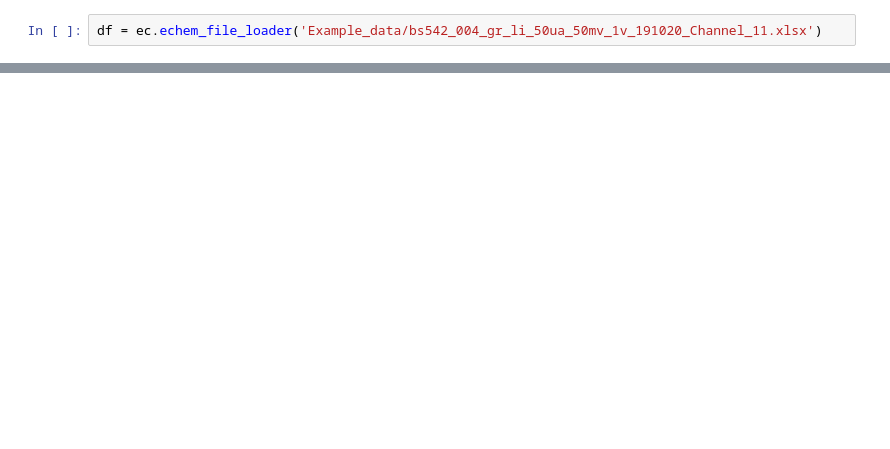
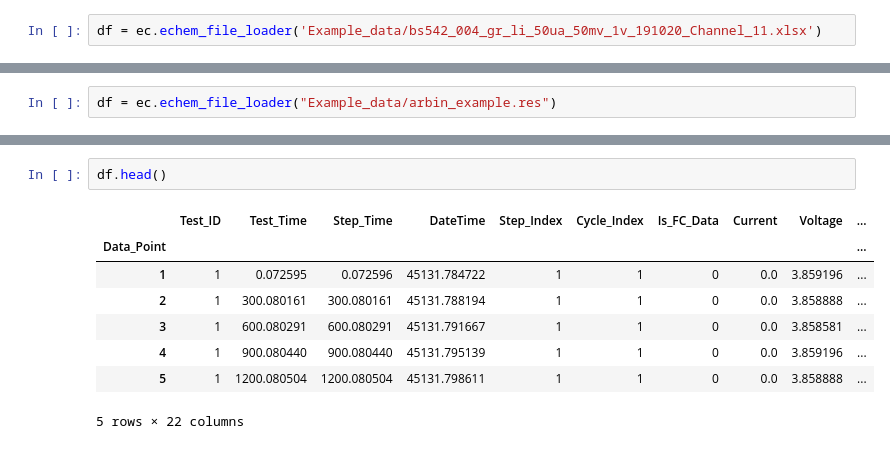
Before and after one commit to be-smith/navani, a Jupyter notebook: Simple example jupyter.ipynb, the cells around one changed output, grey strips where cells are left out. Drawn from its saved outputs; the diff is of its cells as text; blank space fills up the shorter version.

```diff
--- a/Simple example jupyter.ipynb
+++ b/Simple example jupyter.ipynb
@@ -31,0 +32,2 @@ Text(0, 0.5, 'dQ/dV / mAhV$^{-1}$')
+# %%
+df = ec.echem_file_loader("Example_data/arbin_example.res")
@@ -31,0 +51,11 @@ Text(0, 0.5, 'dQ/dV / mAhV$^{-1}$')
+# %%
+df.head()
+# %% [output]
+|  | Test_ID | Test_Time | Step_Time | DateTime | Step_Index | Cycle_Index | Is_FC_Data | Current | Voltage | ... |
+| Data_Point |  |  |  |  |  |  |  |  |  | ... |
+| 1 | 1 | 0.072595 | 0.072596 | 45131.784722 | 1 | 1 | 0 | 0.0 | 3.859196 | ... |
+| 2 | 1 | 300.080161 | 300.080161 | 45131.788194 | 1 | 1 | 0 | 0.0 | 3.858888 | ... |
+| 3 | 1 | 600.080291 | 600.080291 | 45131.791667 | 1 | 1 | 0 | 0.0 | 3.858581 | ... |
+| 4 | 1 | 900.080440 | 900.080440 | 45131.795139 | 1 | 1 | 0 | 0.0 | 3.859196 | ... |
+| 5 | 1 | 1200.080504 | 1200.080504 | 45131.798611 | 1 | 1 | 0 | 0.0 | 3.858888 | ... |
+5 rows × 22 columns
```
Also changed, not shown: parts of 4 cells of this notebook, 6 other files.
